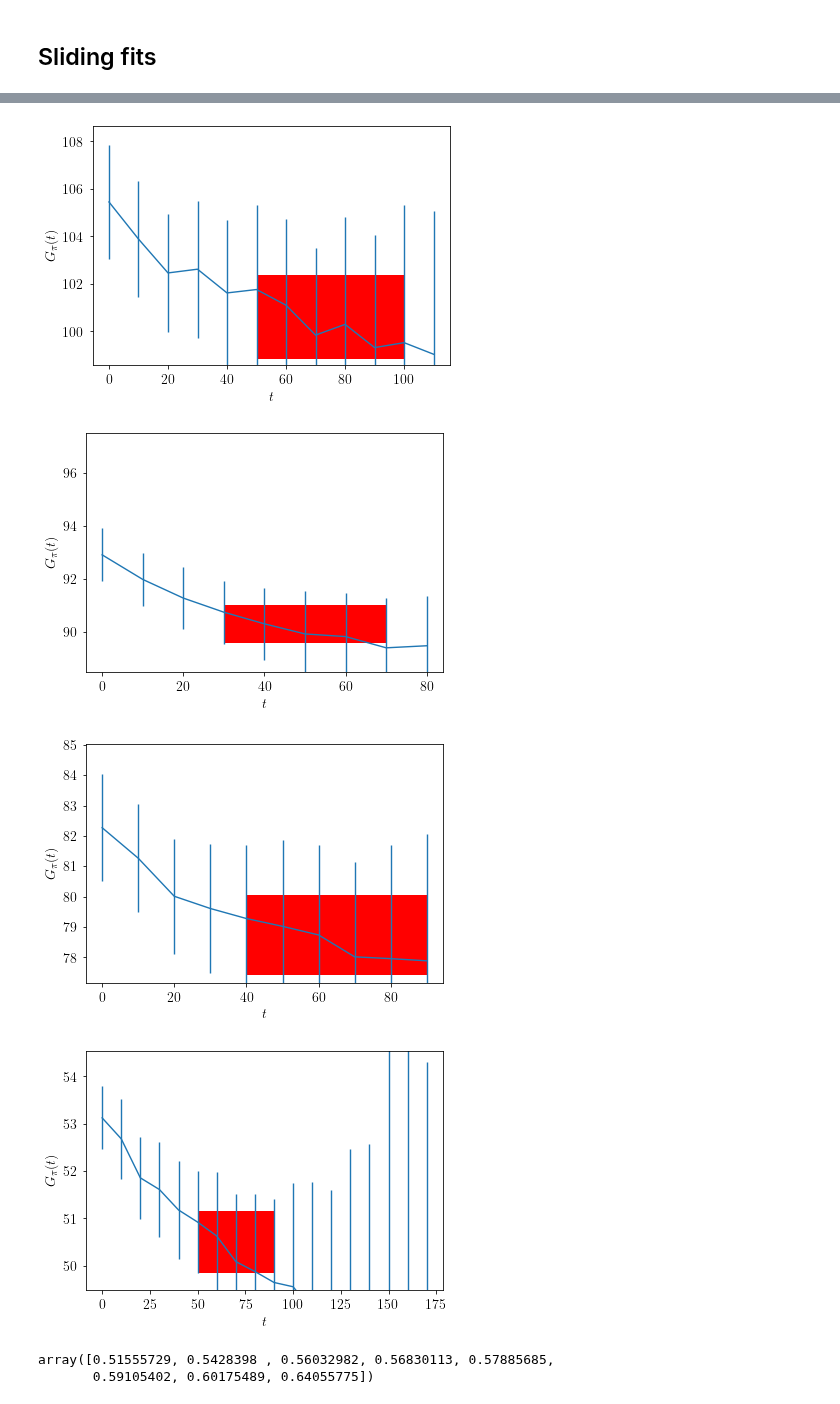
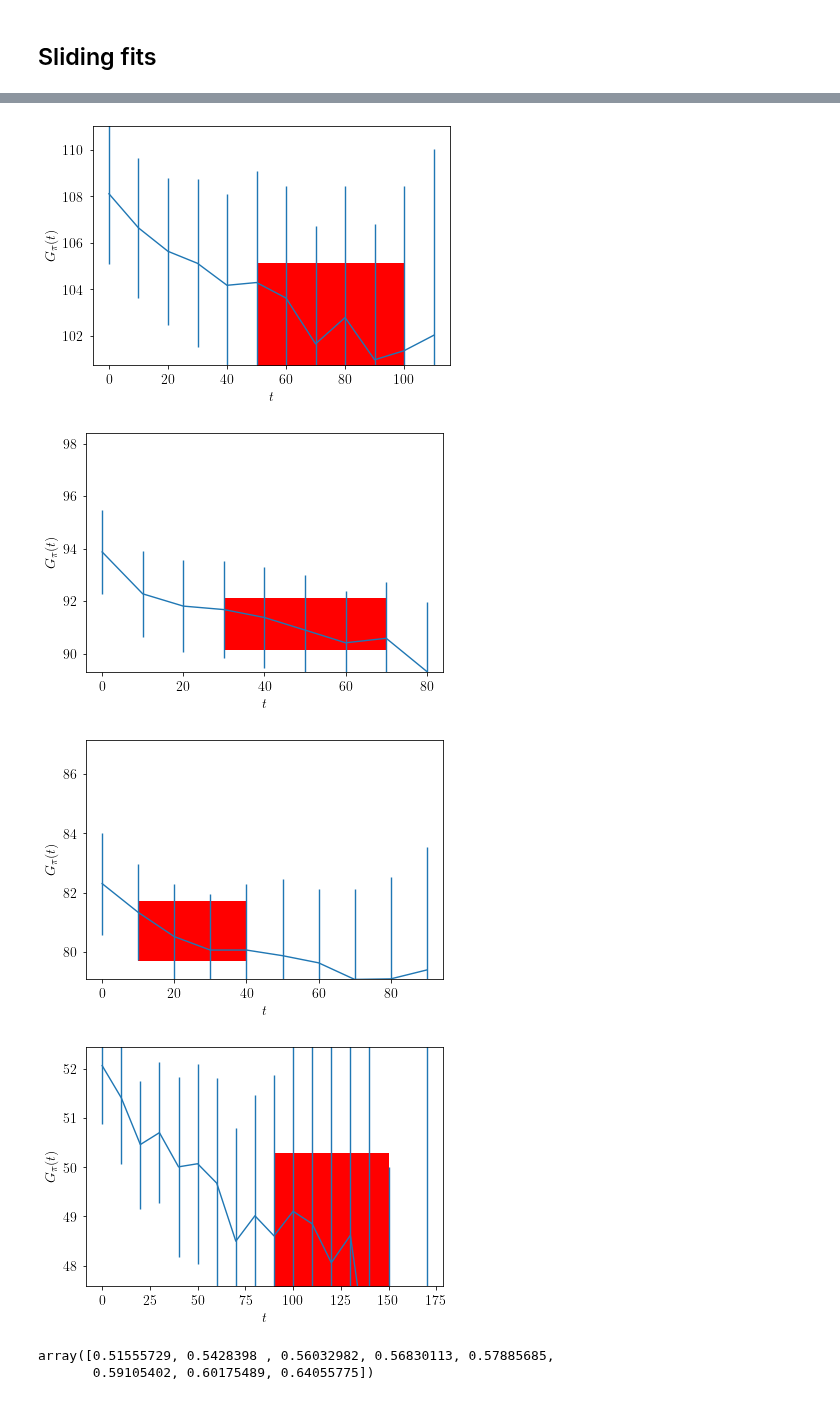
Before and after one commit to jannisgebbo/langevinA, a Jupyter notebook: jupyter_notebooks/RestoredPhaseCorrelationLengthTimePrec.ipynb, the cells around one changed output, grey strips where cells are left out. Saved outputs shown, nothing was run; the diff lists cells and outputs as text; code cells hidden in the pictures.

```diff
--- a/jupyter_notebooks/RestoredPhaseCorrelationLengthTimePrec.ipynb
+++ b/jupyter_notebooks/RestoredPhaseCorrelationLengthTimePrec.ipynb
@@ -24,6 +24,7 @@ import h5py
 
 #This is the path to were you saved the processed correlators.
 processedDataDir = "/home/superpions/processed_data/unbroken_H0/"
+processedDataDir = "../python/"
 
 
 
@@ -244,8 +242,8 @@ taus = []
 minInds = list(range(0,250,10))
 maxInd = 300
 
-plateau = 1
-endPlateau = 10
+plateau = 7
+endPlateau = 15
 
 m = masses[0]
 v = volumes[0]
@@ -304,7 +302,7 @@ endPlateau = 10
 
 taus.append(getTau(minInds, data[m][v], key, m, v, plateau, endPlateau, maxInd))
 # %% [output]
-[figure, old version]
+[figure, new version]
 # %%
 minInds = list(range(0,90,10))
 maxInd = 250
@@ -317,33 +315,33 @@ endPlateau = 7
 
 taus.append(getTau(minInds, data[m][v], key, m, v, plateau, endPlateau, maxInd))
 # %% [output]
-[figure, old version]
+[figure, new version]
 # %%
 minInds = list(range(0,100,10))
 maxInd = 250
 m = masses[6]
 v = volumes[0]
 
-plateau = 4
-endPlateau = 9
+plateau = 1
+endPlateau = 4
 
 
 taus.append(getTau(minInds, data[m][v], key, m, v, plateau, endPlateau, maxInd))
 # %% [output]
-[figure, old version]
+[figure, new version]
 # %%
 minInds = list(range(0,180,10))
 maxInd = 250
 m = masses[7]
 v = volumes[0]
 
-plateau = 5
-endPlateau = 9
+plateau = 9
+endPlateau = 15
 
 
 taus.append(getTau(minInds, data[m][v], key, m, v, plateau, endPlateau, maxInd))
 # %% [output]
-[figure, old version]
+[figure, new version]
 # %%
 1.28*reducedMasses[:]**(0.2)
 # %% [output]
```
Also changed, not shown: parts of 21 cells of this notebook.
